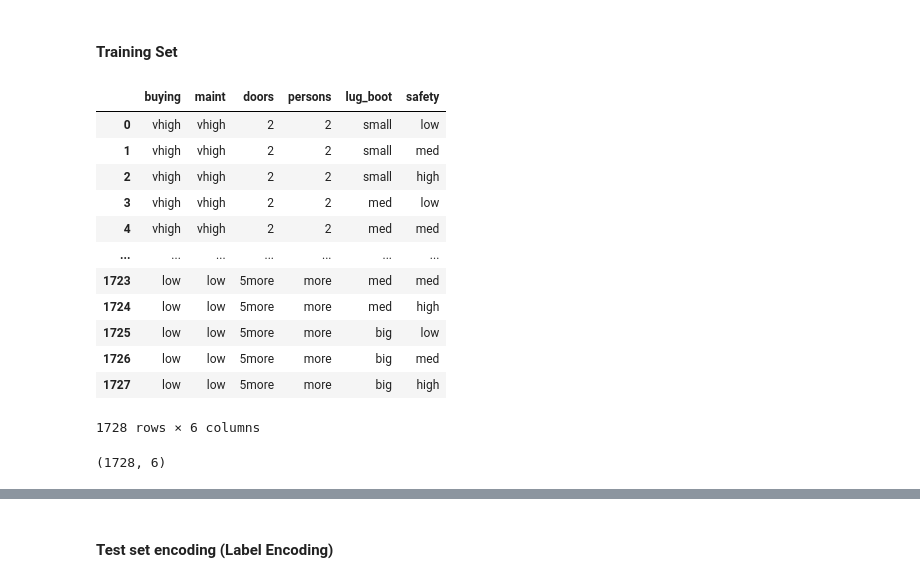
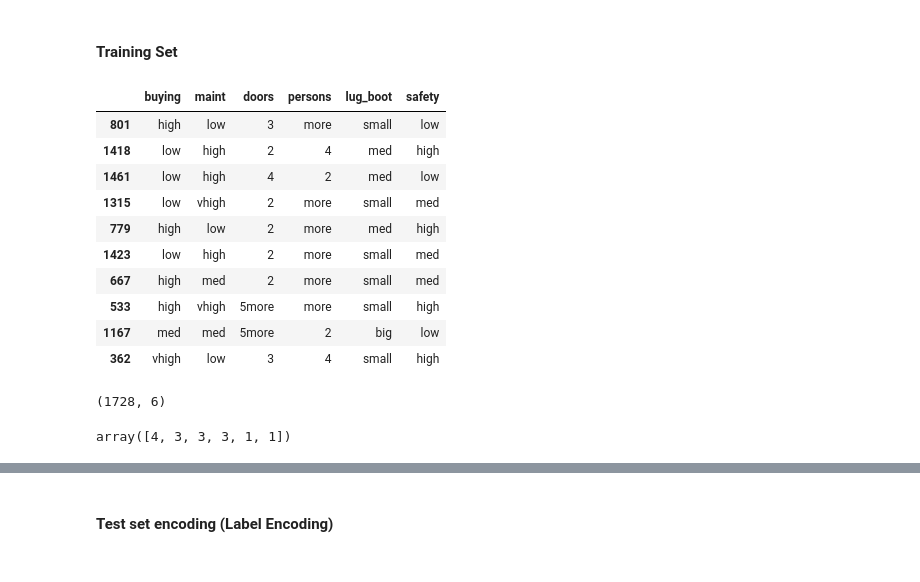
Before and after one commit to hchen98/DTSC710-ML, a Jupyter notebook: Project Assignment 1/code.ipynb, the cells around one changed output, grey strips where cells are left out. Cells and saved outputs as stored; diff of their text form; code cells hidden in the pictures.

```diff
--- a/Project Assignment 1/code.ipynb
+++ b/Project Assignment 1/code.ipynb
@@ -133,8 +131,7 @@ Name: class, dtype: int64
 # %% [markdown]
 ## Spliting the dataset into input matrix features and class
 # %%
-x = dataset.iloc[:, :-1]
-y = dataset.iloc[:, -1]
+x, y = dataset.iloc[:, :-1], dataset.iloc[:, -1]
 # %% [markdown]
 ## Encoding the categorical data
 # %% [markdown]
@@ -150,18 +147,16 @@ y = dataset.iloc[:, -1]
 # %%
 #x[:, 3]
 # %%
-x
+x.sample(10)
 # %% [output]
 |  | buying | maint | doors | persons | lug_boot | safety |
-| 0 | vhigh | vhigh | 2 | 2 | small | low |
-| 1 | vhigh | vhigh | 2 | 2 | small | med |
-| 2 | vhigh | vhigh | 2 | 2 | small | high |
-| 3 | vhigh | vhigh | 2 | 2 | med | low |
-| 4 | vhigh | vhigh | 2 | 2 | med | med |
-| ... | ... | ... | ... | ... | ... | ... |
-| 1723 | low | low | 5more | more | med | med |
-| 1724 | low | low | 5more | more | med | high |
-| 1725 | low | low | 5more | more | big | low |
-| 1726 | low | low | 5more | more | big | med |
-| 1727 | low | low | 5more | more | big | high |
+| 801 | high | low | 3 | more | small | low |
+| 1418 | low | high | 2 | 4 | med | high |
+| 1461 | low | high | 4 | 2 | med | low |
+| 1315 | low | vhigh | 2 | more | small | med |
+| 779 | high | low | 2 | more | med | high |
+| 1423 | low | high | 2 | more | small | med |
+| 667 | high | med | 2 | more | small | med |
+| 533 | high | vhigh | 5more | more | small | high |
+| 1167 | med | med | 5more | 2 | big | low |
+| 362 | vhigh | low | 3 | 4 | small | high |
-1728 rows × 6 columns
@@ -179,3 +179,8 @@ x = np.array(full_pipeline.fit_transform(x))
 x.shape
 # %% [output]
 (1728, 6)
+# %%
+x[1584]
+# low	med	4	more	small	low
+# %% [output]
+array([4, 3, 3, 3, 1, 1])
```
Also changed, not shown: parts of 38 cells of this notebook.
